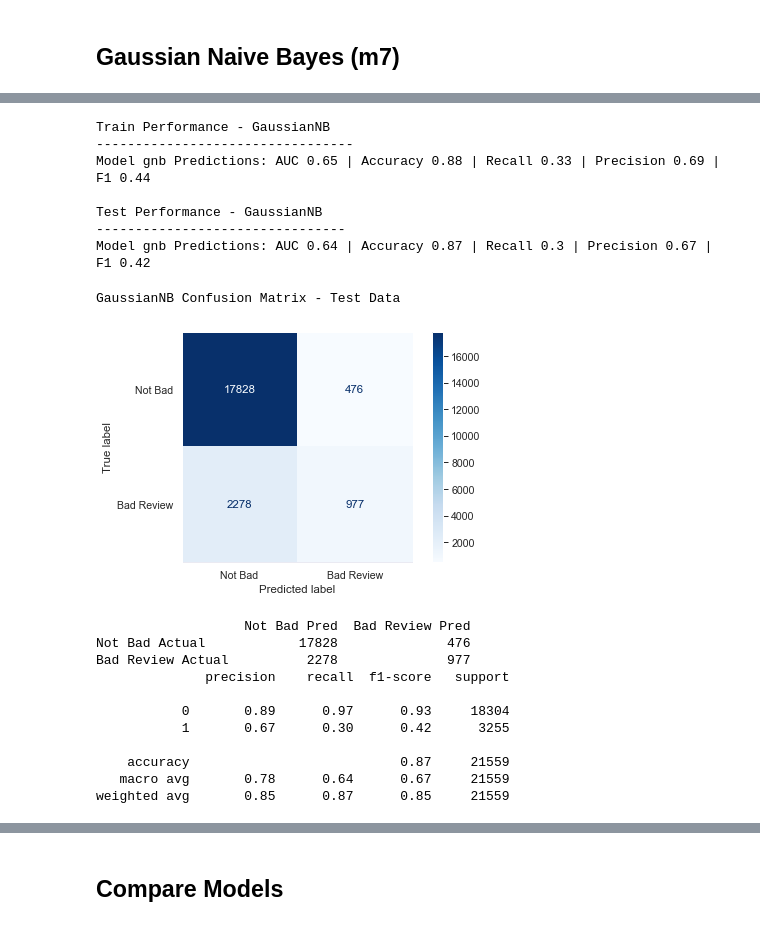
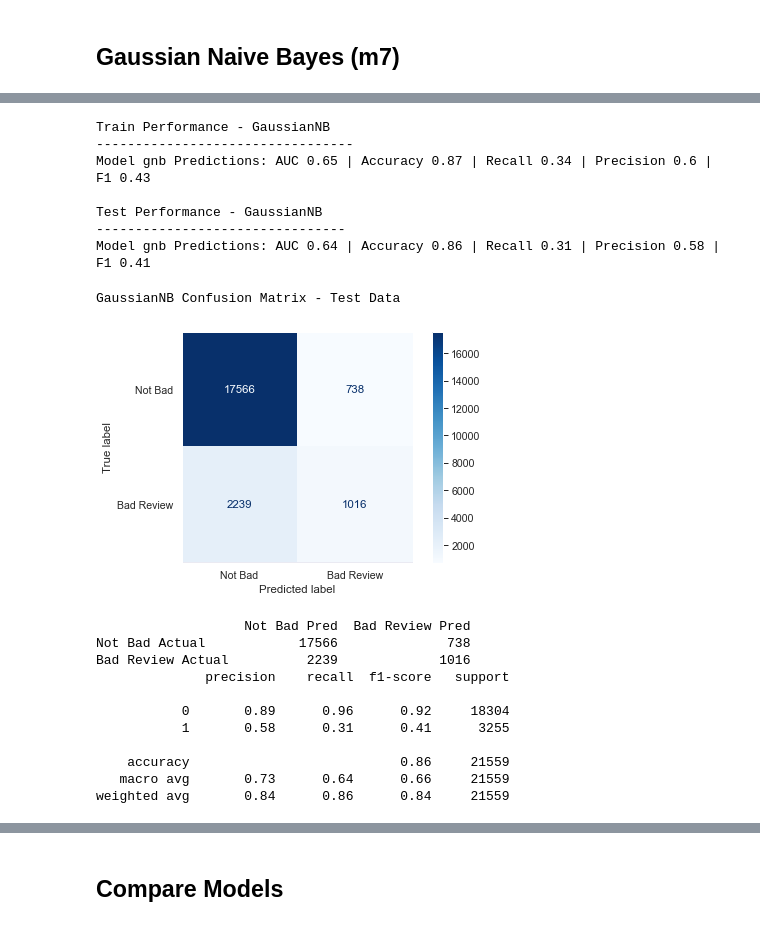
Before and after one commit to cutterback/p05-olist-customer-rating-prediction, a Jupyter notebook: Olist_Customer_Rating_Model.ipynb, the cells around one changed output, grey strips where cells are left out. Saved outputs shown, nothing was run; the diff lists cells and outputs as text; code cells hidden in the pictures.

```diff
--- a/Olist_Customer_Rating_Model.ipynb
+++ b/Olist_Customer_Rating_Model.ipynb
@@ -1810,7 +1795,7 @@ model_gb = GradientBoostingClassifier(random_state=SEED)
 # %%
 # define the grid for Gradient Boost
 grid_params_gb = [{'n_estimators': [100, 200],
-                   'learning_rate': [0.01, 0.1],
+                   'learning_rate': [0.01],
                    'max_depth': [5, 8],
                    'min_samples_leaf': [25] # samples required in each leaf
                   }]
@@ -2142,6 +2132,6 @@ grid_params_sgd = [{'max_iter': [250, 1000],
 gs_sgd = instantiate_grid(model_sgd, grid_params_sgd)
 # %%
 # execute the SGD Classifier gridsearchCV on training data
-gs_sgd.fit(X_train_scaled, y_train)
+gs_sgd.fit(X_train_m4, y_train)
 # %% [output]
 Fitting 5 folds for each of 162 candidates, totalling 810 fits
@@ -2274,6 +2271,6 @@ grid_params_gnb = [{'var_smoothing': np.logspace(0,-9, num=100)
 gs_gnb = instantiate_grid(model_gnb, grid_params_gnb)
 # %%
 # execute the GaussianNB gridsearchCV on training data
-gs_gnb.fit(X_train_scaled2, y_train)
+gs_gnb.fit(X_train_m4, y_train)
 # %% [output]
 Fitting 5 folds for each of 100 candidates, totalling 500 fits
@@ -2333,38 +2330,38 @@ cv_results_metrics7 = show_grid_metrics(cv_results7, 'mean_test_precision', top_
 # %%
 # compare GaussianNB metrics for Train vs Test data sets
 print('Train Performance - GaussianNB\n---------------------------------')
-y_hat_train7 = gs_gnb.predict(X_train_scaled2)
+y_hat_train7 = gs_gnb.predict(X_train_m4)
 scores_train_gs_gnb = score_pred('gnb', 'train', y_train, y_hat_train7)
 
 print('\nTest Performance - GaussianNB\n--------------------------------')
-y_hat_test7 = gs_gnb.predict(X_test_scaled2)
+y_hat_test7 = gs_gnb.predict(X_test_m4)
 scores_test_gs_gnb = score_pred('gnb', 'test', y_test, y_hat_test7)
 # %% [output]
 Train Performance - GaussianNB
 ---------------------------------
-Model gnb Predictions: AUC 0.65 | Accuracy 0.88 | Recall 0.33 | Precision 0.69 | F1 0.44
+Model gnb Predictions: AUC 0.65 | Accuracy 0.87 | Recall 0.34 | Precision 0.6 | F1 0.43
 
 Test Performance - GaussianNB
 --------------------------------
-Model gnb Predictions: AUC 0.64 | Accuracy 0.87 | Recall 0.3 | Precision 0.67 | F1 0.42
+Model gnb Predictions: AUC 0.64 | Accuracy 0.86 | Recall 0.31 | Precision 0.58 | F1 0.41
 # %%
 # print confusion matrix for best GaussianNB model on Test data
 print(f'GaussianNB Confusion Matrix - Test Data')
-display_confusion(best_model_gnb, X_test_scaled2, y_test, labels=['Not Bad', 'Bad Review'])
+display_confusion(best_model_gnb, X_test_m4, y_test, labels=['Not Bad', 'Bad Review'])
 display_class_report(y_test, y_hat_test7)
 # %% [output]
 GaussianNB Confusion Matrix - Test Data
-[figure, old version]
+[figure, new version]
                    Not Bad Pred  Bad Review Pred
-Not Bad Actual            17828              476
-Bad Review Actual          2278              977
+Not Bad Actual            17566              738
+Bad Review Actual          2239             1016
               precision    recall  f1-score   support
 
-           0       0.89      0.97      0.93     18304
-           1       0.67      0.30      0.42      3255
+           0       0.89      0.96      0.92     18304
+           1       0.58      0.31      0.41      3255
 
-    accuracy                           0.87     21559
-   macro avg       0.78      0.64      0.67     21559
-weighted avg       0.85      0.87      0.85     21559
+    accuracy                           0.86     21559
+   macro avg       0.73      0.64      0.66     21559
+weighted avg       0.84      0.86      0.84     21559
 # %%
 # generate GaussianNB predict probabilities; store precision-recall curve values
```
Also changed, not shown: parts of 144 cells of this notebook, 9 other files.
